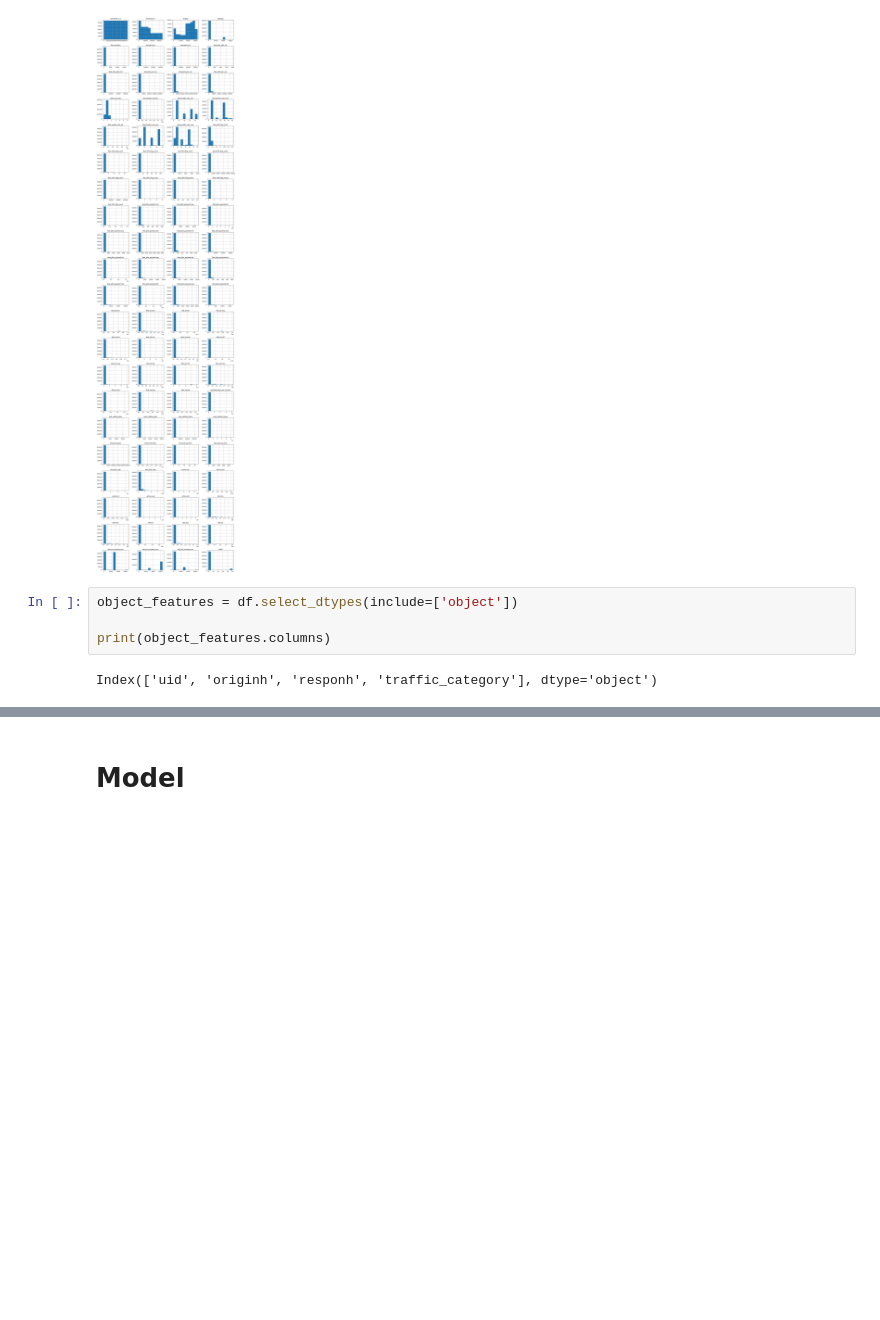
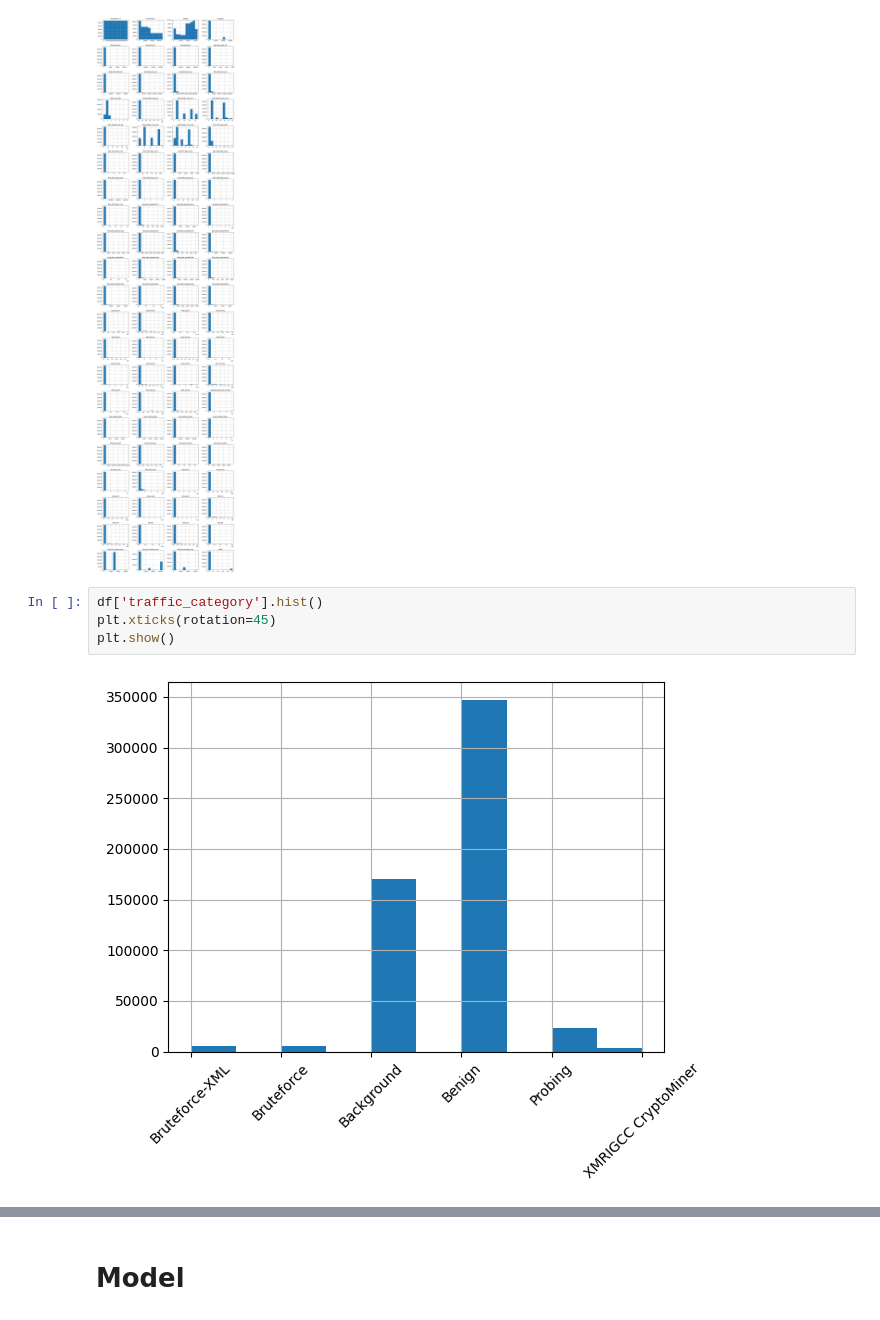
Before and after one commit to Hadoroo/ProjekAkhirDL, a Jupyter notebook: Projek_Akhir.ipynb, the cells around one changed output, grey strips where cells are left out. Drawn from its saved outputs; the diff is of its cells as text; blank space fills up the shorter version.

```diff
--- a/Projek_Akhir.ipynb
+++ b/Projek_Akhir.ipynb
@@ -75,9 +77,9 @@ plt.tight_layout()
 plt.show()
 # %% [output]
 [figure]
-# %%
-object_features = df.select_dtypes(include=['object'])
-
-print(object_features.columns)
-# %% [output]
-Index(['uid', 'originh', 'responh', 'traffic_category'], dtype='object')
+# %%
+df['traffic_category'].hist()
+plt.xticks(rotation=45)
+plt.show()
+# %% [output]
+[figure, added]
```
Also changed, not shown: parts of 32 cells of this notebook, 2 other files.
